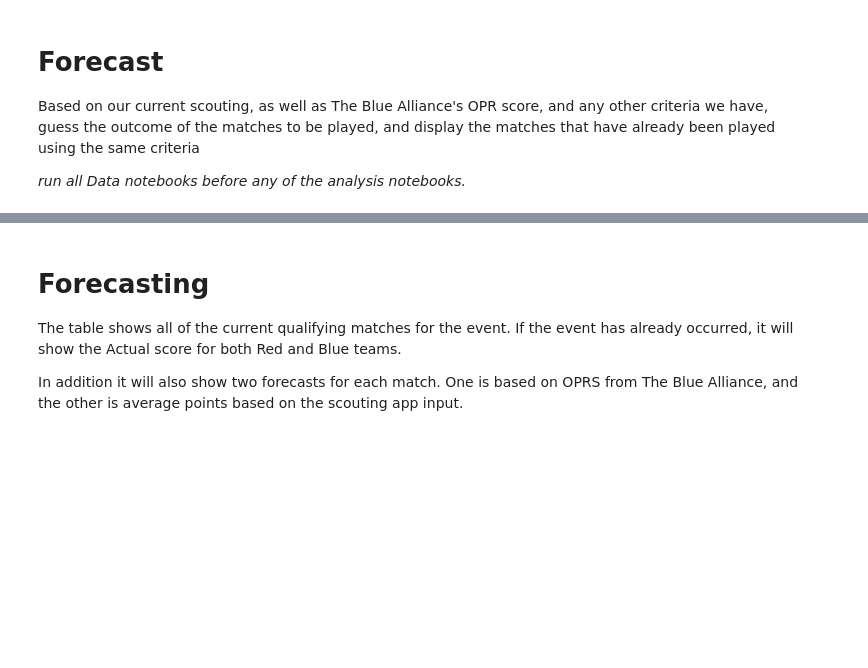
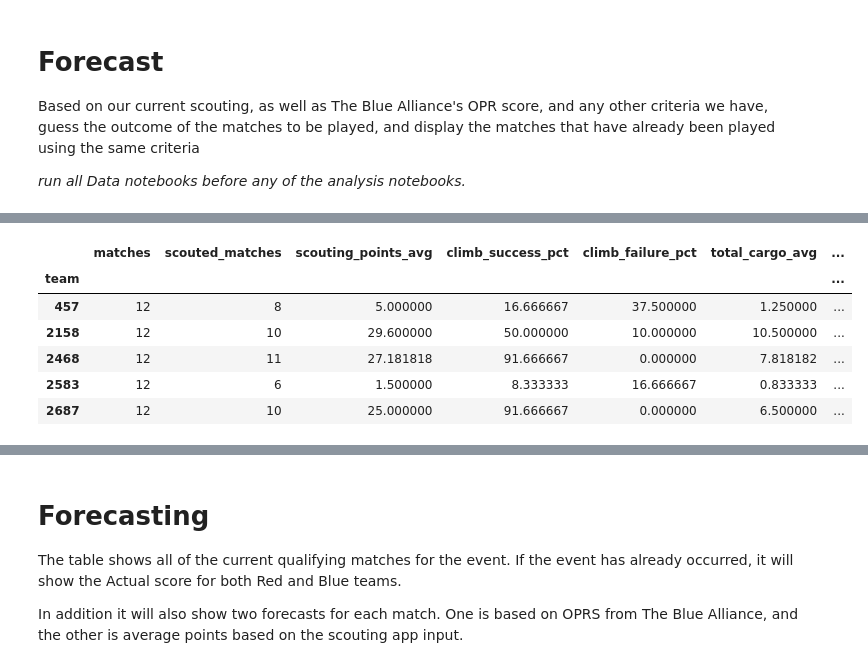
Before and after one commit to caseyjbrotherton/Scouting2022, a Jupyter notebook: Forecast_Analysis.ipynb, the cells around one changed output, grey strips where cells are left out. Cells and saved outputs as stored; diff of their text form; code cells hidden in the pictures; blank space fills up the shorter version.

```diff
--- a/Forecast_Analysis.ipynb
+++ b/Forecast_Analysis.ipynb
@@ -48,0 +35,10 @@ tba_matches.sort_values(by='match_number',inplace=True)
+# %%
+team_summary.head()
+# %% [output]
+|  | matches | scouted_matches | scouting_points_avg | climb_success_pct | climb_failure_pct | total_cargo_avg | ... |
+| team |  |  |  |  |  |  | ... |
+| 457 | 12 | 8 | 5.000000 | 16.666667 | 37.500000 | 1.250000 | ... |
+| 2158 | 12 | 10 | 29.600000 | 50.000000 | 10.000000 | 10.500000 | ... |
+| 2468 | 12 | 11 | 27.181818 | 91.666667 | 0.000000 | 7.818182 | ... |
+| 2583 | 12 | 6 | 1.500000 | 8.333333 | 16.666667 | 0.833333 | ... |
+| 2687 | 12 | 10 | 25.000000 | 91.666667 | 0.000000 | 6.500000 | ... |
```
Also changed, not shown: parts of 5 cells of this notebook, 6 other files.
